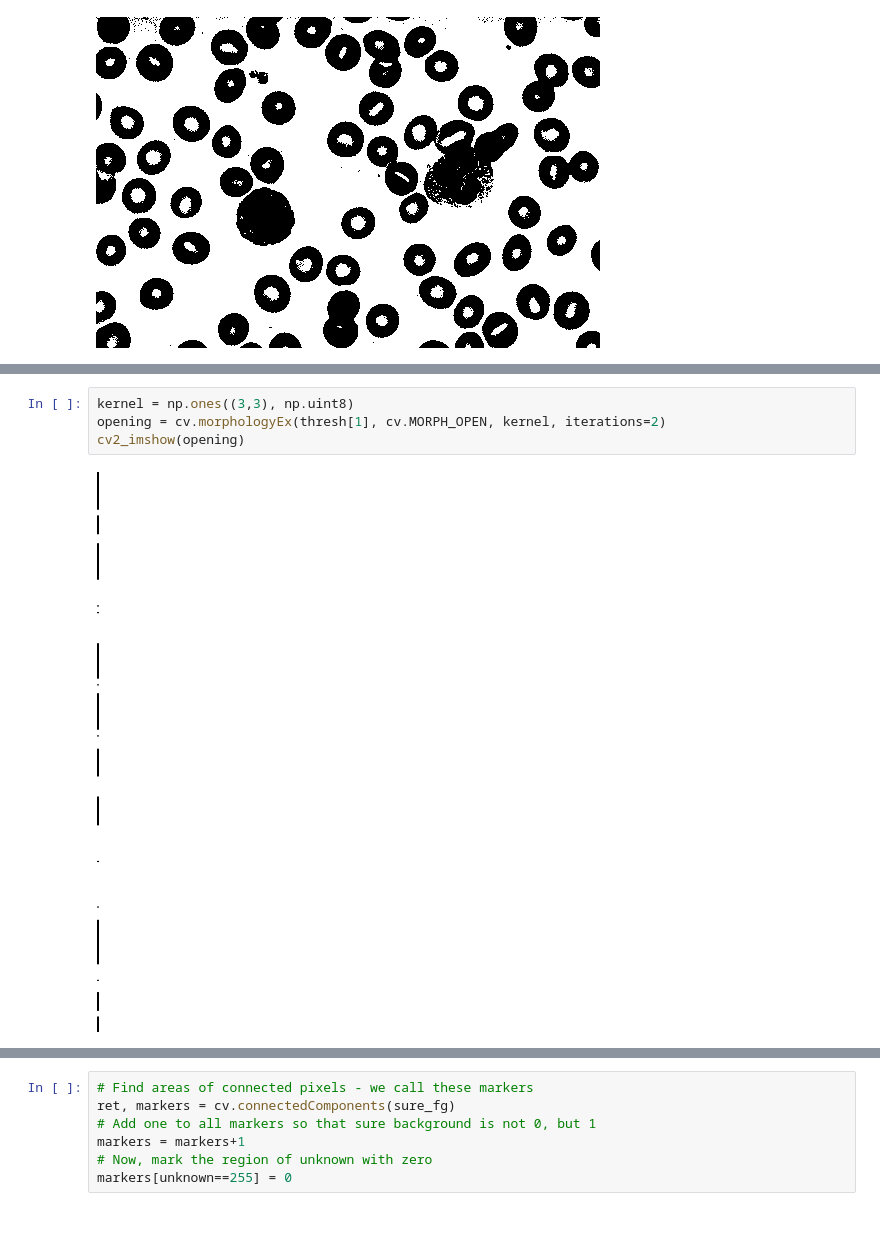
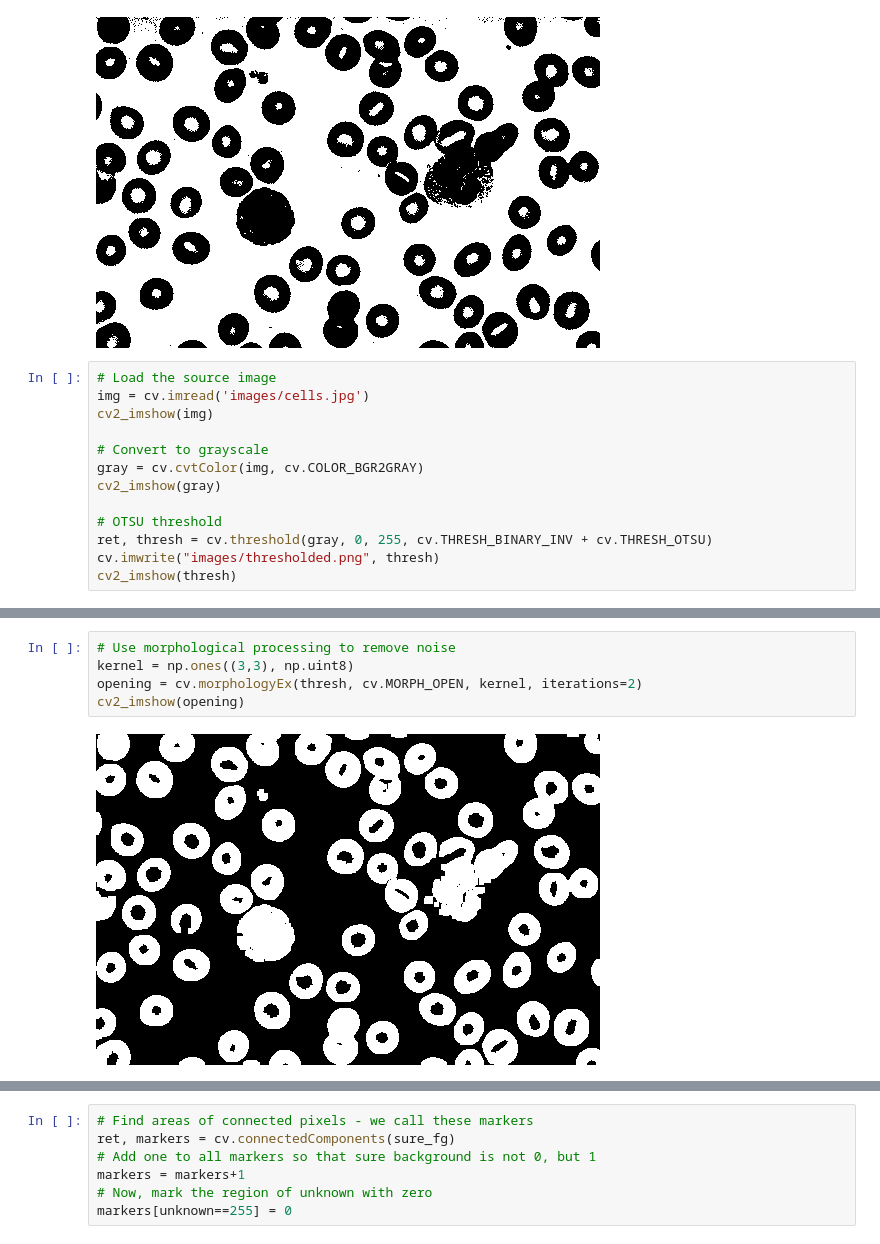
Before and after one commit to nikolinabioksic/RacunalniVid, a Jupyter notebook: lab5.ipynb, the cells around one changed output, grey strips where cells are left out. Drawn from its saved outputs; the diff is of its cells as text.

```diff
--- a/lab5.ipynb
+++ b/lab5.ipynb
@@ -162,3 +162,16 @@ cv2_imshow(thresh)
 [figure]
 [figure]
 [figure]
+# %%
+# Load the source image
+img = cv.imread('images/cells.jpg')
+cv2_imshow(img)
+
+# Convert to grayscale
+gray = cv.cvtColor(img, cv.COLOR_BGR2GRAY)
+cv2_imshow(gray)
+
+# OTSU threshold
+ret, thresh = cv.threshold(gray, 0, 255, cv.THRESH_BINARY_INV + cv.THRESH_OTSU)
+cv.imwrite("images/thresholded.png", thresh)
+cv2_imshow(thresh)
@@ -165,6 +182,7 @@ cv2_imshow(thresh)
 # %%
+# Use morphological processing to remove noise
 kernel = np.ones((3,3), np.uint8)
-opening = cv.morphologyEx(thresh[1], cv.MORPH_OPEN, kernel, iterations=2)
+opening = cv.morphologyEx(thresh, cv.MORPH_OPEN, kernel, iterations=2)
 cv2_imshow(opening)
 # %% [output]
-[figure, old version]
+[figure, new version]
```
Also changed, not shown: parts of 9 cells of this notebook.
